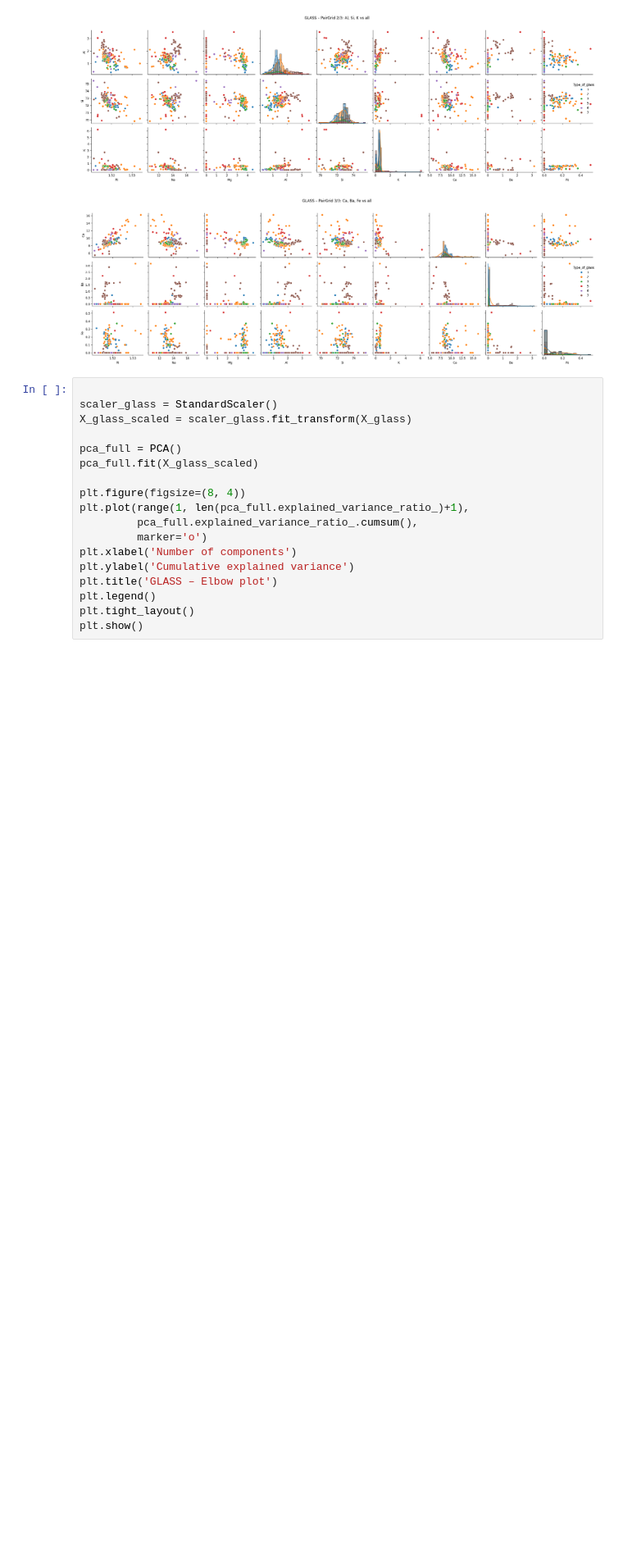
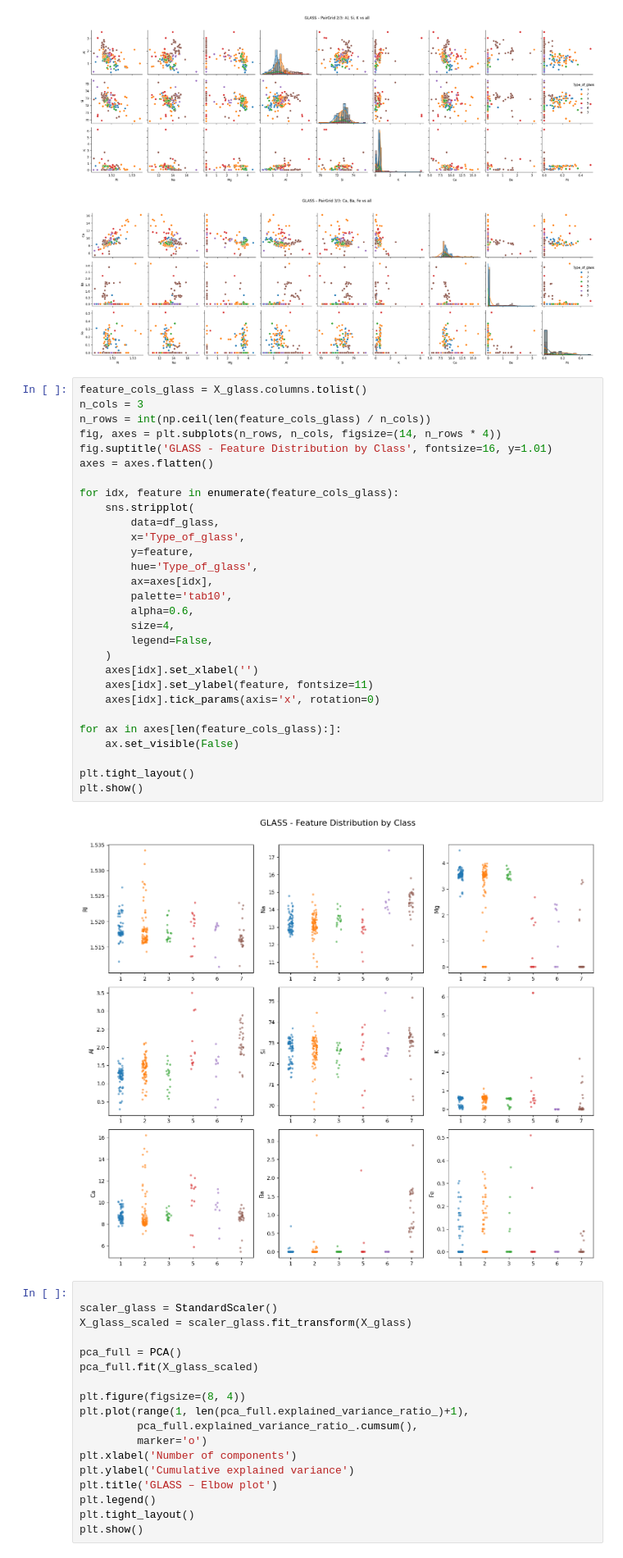
Before and after one commit to mikolaj-olesinski/Machine-Learning-PWR, a Jupyter notebook: lista0/glass_analysys.ipynb, the cells around one changed output. Shown at 82% size. Saved outputs shown, nothing was run; the diff lists cells and outputs as text; blank space fills up the shorter version.

Commit message:
Add feature distribution

```diff
--- a/lista0/glass_analysys.ipynb
+++ b/lista0/glass_analysys.ipynb
@@ -124,6 +125,37 @@ for i in range(0, len(all_attrs), 3):
 [figure]
 [figure]
 [figure]
+# %%
+feature_cols_glass = X_glass.columns.tolist()
+n_cols = 3
+n_rows = int(np.ceil(len(feature_cols_glass) / n_cols))
+fig, axes = plt.subplots(n_rows, n_cols, figsize=(14, n_rows * 4))
+fig.suptitle('GLASS - Feature Distribution by Class', fontsize=16, y=1.01)
+axes = axes.flatten()
+
+for idx, feature in enumerate(feature_cols_glass):
+    sns.stripplot(
+        data=df_glass,
+        x='Type_of_glass',
+        y=feature,
+        hue='Type_of_glass',
+        ax=axes[idx],
+        palette='tab10',
+        alpha=0.6,
+        size=4,
+        legend=False,
+    )
+    axes[idx].set_xlabel('')
+    axes[idx].set_ylabel(feature, fontsize=11)
+    axes[idx].tick_params(axis='x', rotation=0)
+
+for ax in axes[len(feature_cols_glass):]:
+    ax.set_visible(False)
+
+plt.tight_layout()
+plt.show()
+# %% [output]
+[figure, added]
 # %%
 
 scaler_glass = StandardScaler()
```
Also changed, not shown: parts of 1 cell of this notebook, 1 other file.
